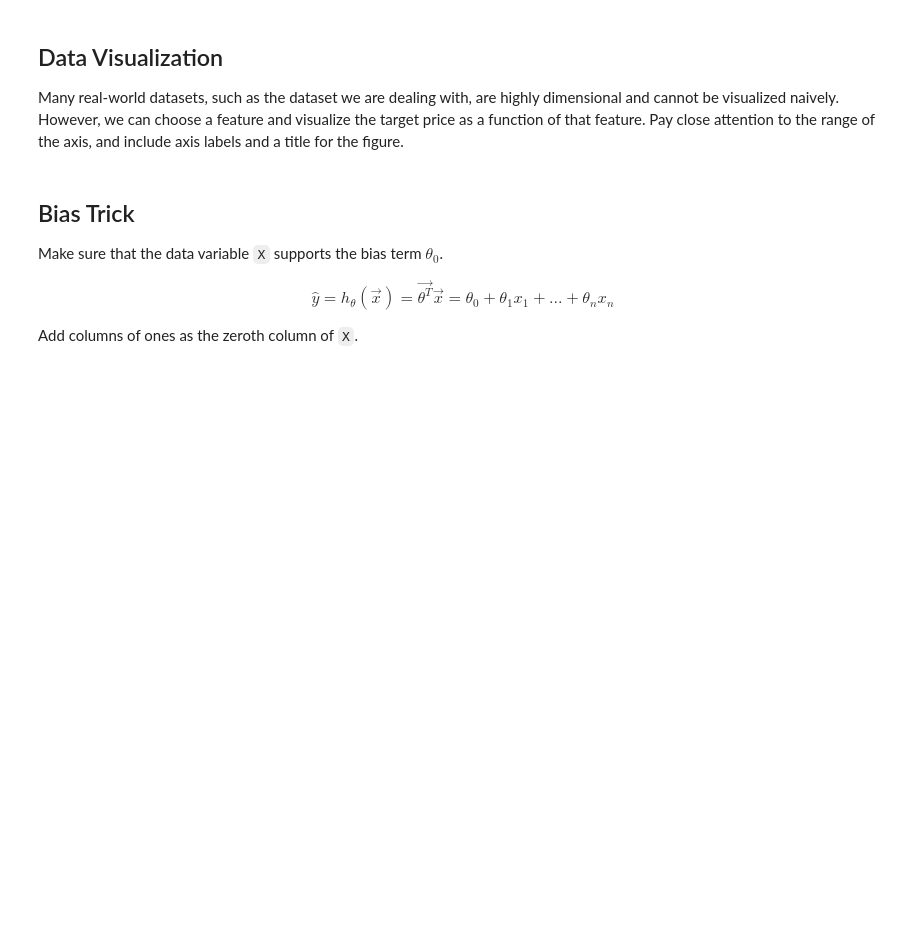
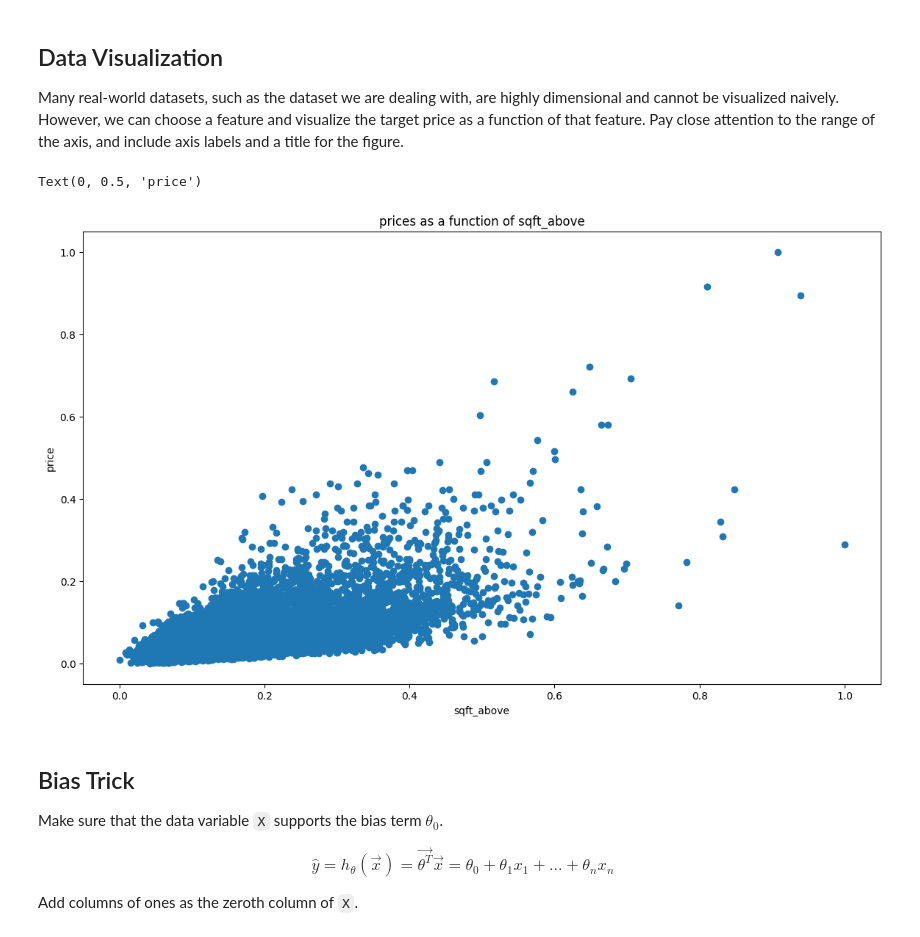
Before and after one commit to itanini/ML_ex2, a Jupyter notebook: hw2.ipynb, the cells around one changed output. Drawn from its saved outputs; the diff is of its cells as text; code cells hidden in the pictures; blank space fills up the shorter version.

```diff
--- a/hw2.ipynb
+++ b/hw2.ipynb
@@ -80,3 +80,6 @@ y = None # placeholder for the target values
+# %%
+X = df.drop(['price', 'date', 'id'], axis=1).values
+y = df['price'].values
 # %% [markdown]
 As the number of features grows, calculating gradients gets computationally expensive. We can speed this up by normalizing the input data to ensure all values are within the same range. This is especially important for datasets with high standard deviations or differences in the ranges of the attributes.
 
@@ -96,7 +99,8 @@ def preprocess(X, y):
     ###########################################################################
     # TODO: Implement Min-Max Scaling.                                        #
     ###########################################################################
-
+    X = (X - np.min(X, axis = 0))/(np.max(X, axis = 0) - np.min( X, axis = 0))
+    y = (y-np.min(y, axis=0))/(np.max(y, axis = 0) - np.min(y, axis = 0))
     ###########################################################################
     #                             END OF YOUR CODE                            #
     ###########################################################################
@@ -109,10 +113,16 @@ X, y = preprocess(X, y)
 Many real-world datasets, such as the dataset we are dealing with, are highly dimensional and cannot be visualized naively. <br>
 However, we can choose a feature and visualize the target price as a function of that feature. Pay close attention to the range of the axis, and include axis labels and a title for the figure.
 # %%
-# Choose one fearture an plot the target price as a function of that feature
+# Choose one fearture and plot the target price as a function of that feature
 # Your code starts here
-
+plt.scatter(X[:,9], y)
+plt.title("prices as a function of sqft_above")
+plt.xlabel("sqft_above")
+plt.ylabel("price")
 # Your code ends here
+# %% [output]
+Text(0, 0.5, 'price')
+[figure, added]
 # %% [markdown]
 ## Bias Trick
 
```
Also changed, not shown: parts of 12 cells of this notebook.
